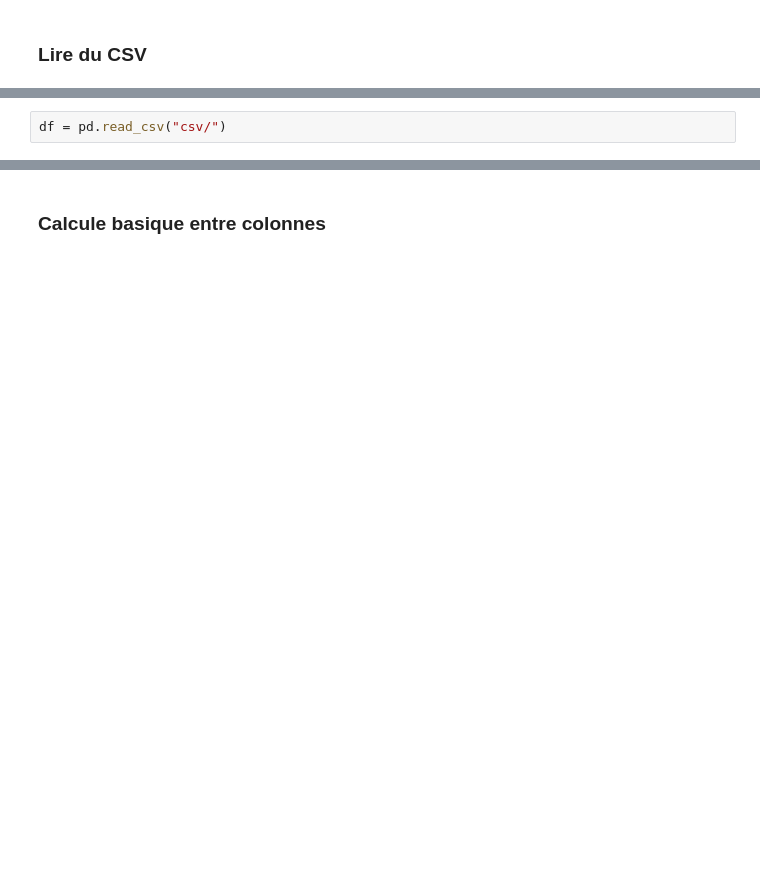
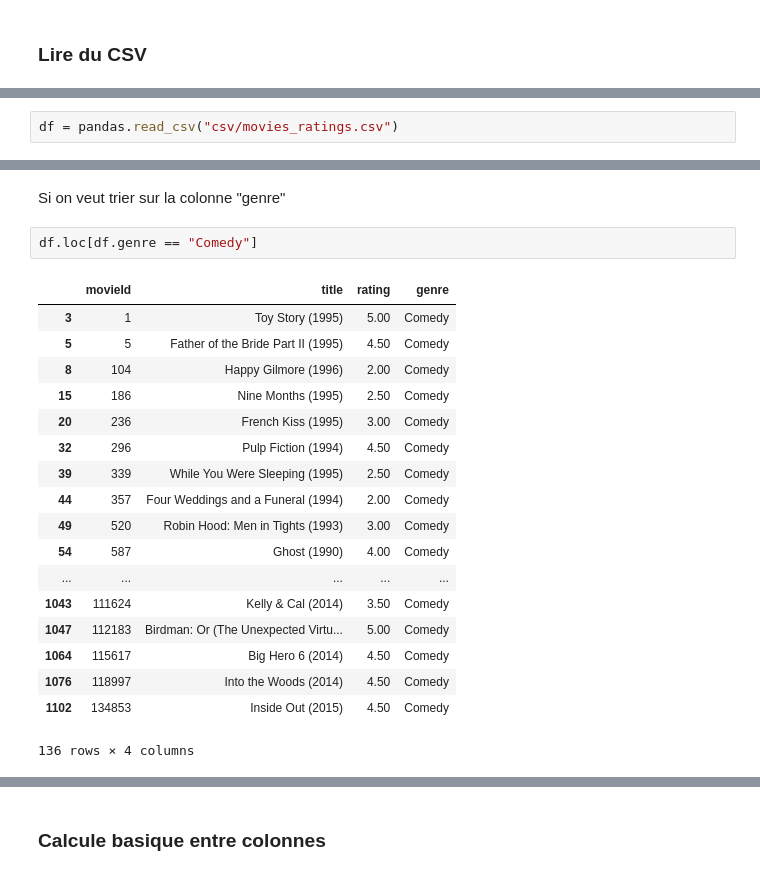
Before and after one commit to tribouillois/tuto2, a Jupyter notebook: data/notebooks/Formation_Python.ipynb, the cells around one changed output, grey strips where cells are left out. Cells and saved outputs as stored; diff of their text form; blank space fills up the shorter version.

```diff
--- a/data/notebooks/Formation_Python.ipynb
+++ b/data/notebooks/Formation_Python.ipynb
@@ -403,2 +574,2 @@ import pandas as pd
 # %%
-df = pd.read_csv("csv/")
+df = pandas.read_csv("csv/movies_ratings.csv")
@@ -404,0 +592,23 @@ df = pd.read_csv("csv/")
+# %% [markdown]
+Si on veut trier sur la colonne "genre"
+# %%
+df.loc[df.genre == "Comedy"]
+# %% [output]
+|  | movieId | title | rating | genre |
+| 3 | 1 | Toy Story (1995) | 5.00 | Comedy |
+| 5 | 5 | Father of the Bride Part II (1995) | 4.50 | Comedy |
+| 8 | 104 | Happy Gilmore (1996) | 2.00 | Comedy |
+| 15 | 186 | Nine Months (1995) | 2.50 | Comedy |
+| 20 | 236 | French Kiss (1995) | 3.00 | Comedy |
+| 32 | 296 | Pulp Fiction (1994) | 4.50 | Comedy |
+| 39 | 339 | While You Were Sleeping (1995) | 2.50 | Comedy |
+| 44 | 357 | Four Weddings and a Funeral (1994) | 2.00 | Comedy |
+| 49 | 520 | Robin Hood: Men in Tights (1993) | 3.00 | Comedy |
+| 54 | 587 | Ghost (1990) | 4.00 | Comedy |
+| ... | ... | ... | ... | ... |
+| 1043 | 111624 | Kelly & Cal (2014) | 3.50 | Comedy |
+| 1047 | 112183 | Birdman: Or (The Unexpected Virtu... | 5.00 | Comedy |
+| 1064 | 115617 | Big Hero 6 (2014) | 4.50 | Comedy |
+| 1076 | 118997 | Into the Woods (2014) | 4.50 | Comedy |
+| 1102 | 134853 | Inside Out (2015) | 4.50 | Comedy |
+136 rows × 4 columns
```
Also changed, not shown: parts of 34 cells of this notebook, 4 other files.
